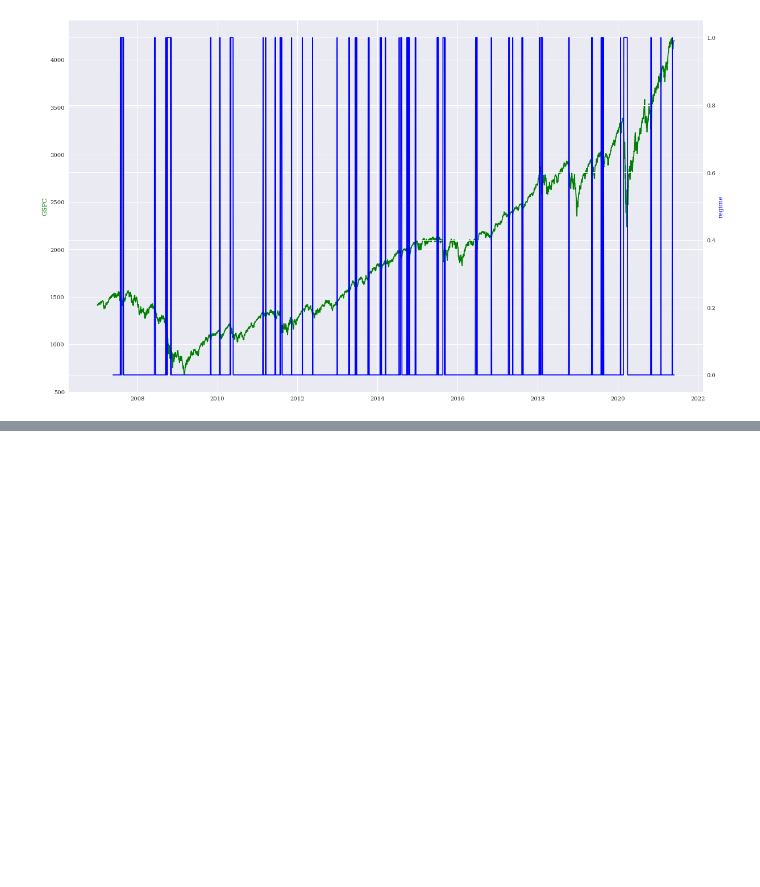
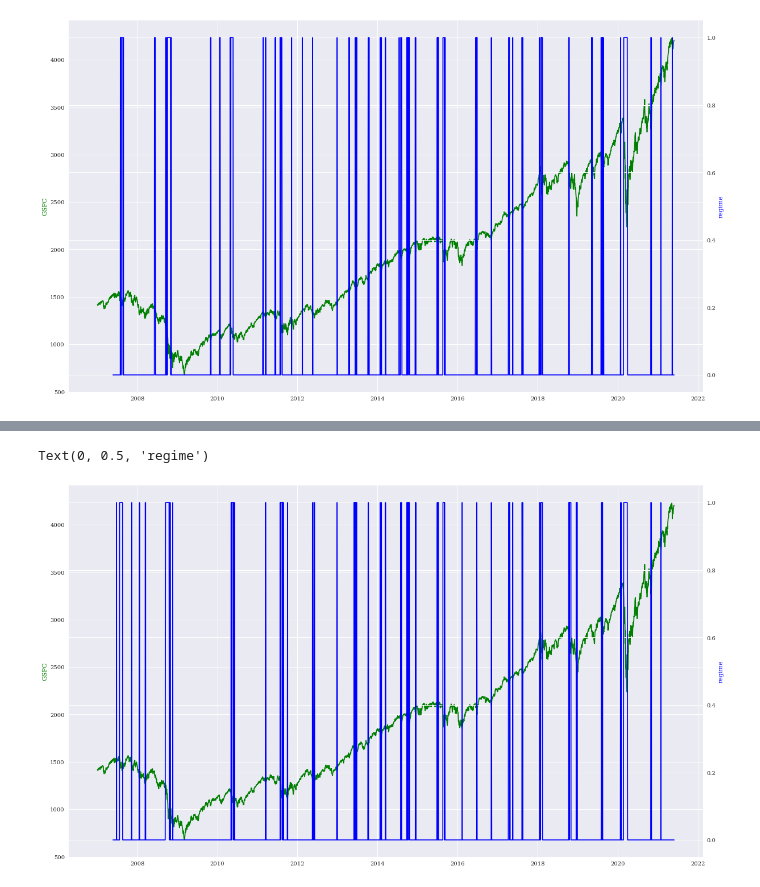
Before and after one commit to QAM-ATC/Risk, a Jupyter notebook: RegimeSignal.ipynb, the cells around one changed output, grey strips where cells are left out. Saved outputs shown, nothing was run; the diff lists cells and outputs as text; code cells hidden in the pictures; blank space fills up the shorter version.

```diff
--- a/RegimeSignal.ipynb
+++ b/RegimeSignal.ipynb
@@ -69,9 +79,9 @@ ax[1].plot(vvixDf[['bb_bbhi','bb_bbli']].dropna())
 [figure]
 # %%
 def regime(row):
-    if row['vvix'] > row['bb_bbh']:
+    if row[0] > row['bb_bbh']:
         return 1
-    elif row['vvix'] < row['bb_bbh'] and row['vvix'] > row['bb_bbm']:
+    elif row[0] < row['bb_bbh'] and row[0] > row['bb_bbm']:
         return 0
     else:
         return 0 #can return low vol regime
@@ -107,0 +139,14 @@ Text(0, 0.5, 'regime')
+# %%
+vix = vix.dropna()
+vix['regime'] = vix.apply(lambda x:regime(x),axis=1)
+fig, ax1 = plt.subplots(figsize=(20,12))
+
+ax2 = ax1.twinx()
+ax1.plot(prices['^GSPC'], 'g-')
+ax2.plot(vix['regime'], 'b-')
+
+ax1.set_ylabel('GSPC', color='g')
+ax2.set_ylabel('regime', color='b')
+# %% [output]
+Text(0, 0.5, 'regime')
+[figure, added]
```
Also changed, not shown: parts of 7 cells of this notebook.
